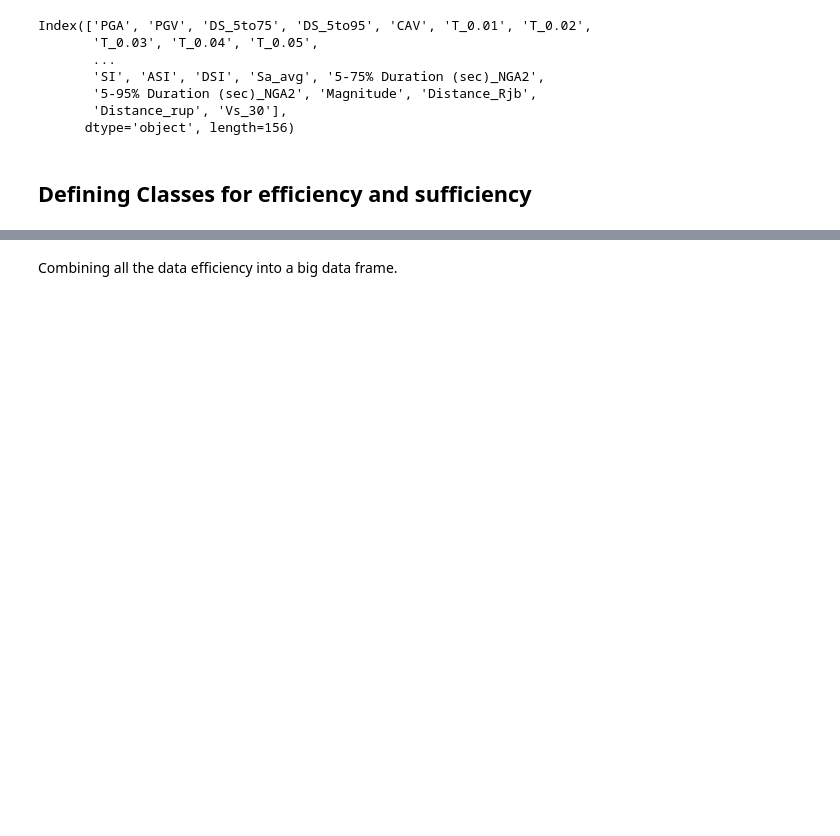
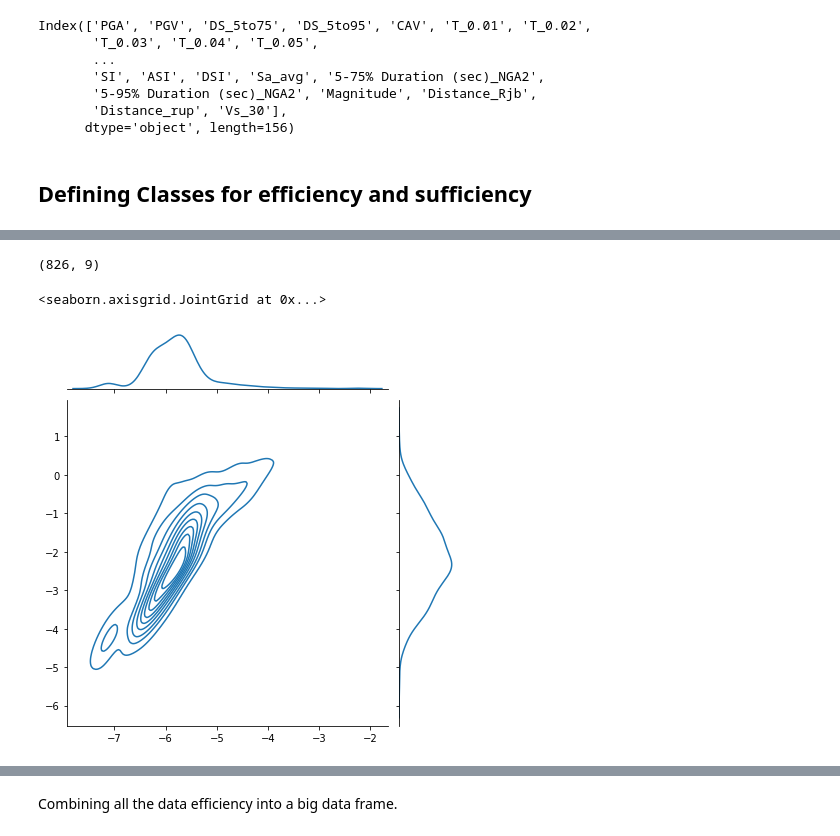
Before and after one commit to laxmandahal/IM_Study, a Jupyter notebook: EDA_EDPs.ipynb, the cells around one changed output, grey strips where cells are left out. Cells and saved outputs as stored; diff of their text form; code cells hidden in the pictures; blank space fills up the shorter version.

```diff
--- a/EDA_EDPs.ipynb
+++ b/EDA_EDPs.ipynb
@@ -93,0 +140,3 @@ sd_rotD50 = pd.read_csv('data/Spectral_Displacement_rotD50.csv', index_col='GMID
+# %%
+sdr = extract_EDP_data(baseDir, 9, edp_type='SDR', pairingID=1, direction='Z', remove_collapse=False)
+sdr.head()
@@ -93,0 +166,4 @@ sd_rotD50 = pd.read_csv('data/Spectral_Displacement_rotD50.csv', index_col='GMID
+# %%
+pfa = extract_EDP_data(baseDir, 9, edp_type='PFA', pairingID=1, direction='Z', remove_collapse=True)
+pfa = pfa[pfa['GM_ID'].isin(sdr['GM_ID'].values)]
+pfa.head()
@@ -93,0 +177,10 @@ sd_rotD50 = pd.read_csv('data/Spectral_Displacement_rotD50.csv', index_col='GMID
+# %%
+pfa.shape
+# %% [output]
+(826, 9)
+# %%
+
+sns.jointplot(x = np.log(sdr['Story_1'].values), y = np.log(pfa['Story_1'].values), kind='kde')
+# %% [output]
+<seaborn.axisgrid.JointGrid at 0x...>
+[figure, added]
```
Also changed, not shown: parts of 59 cells of this notebook, 16 other files.
